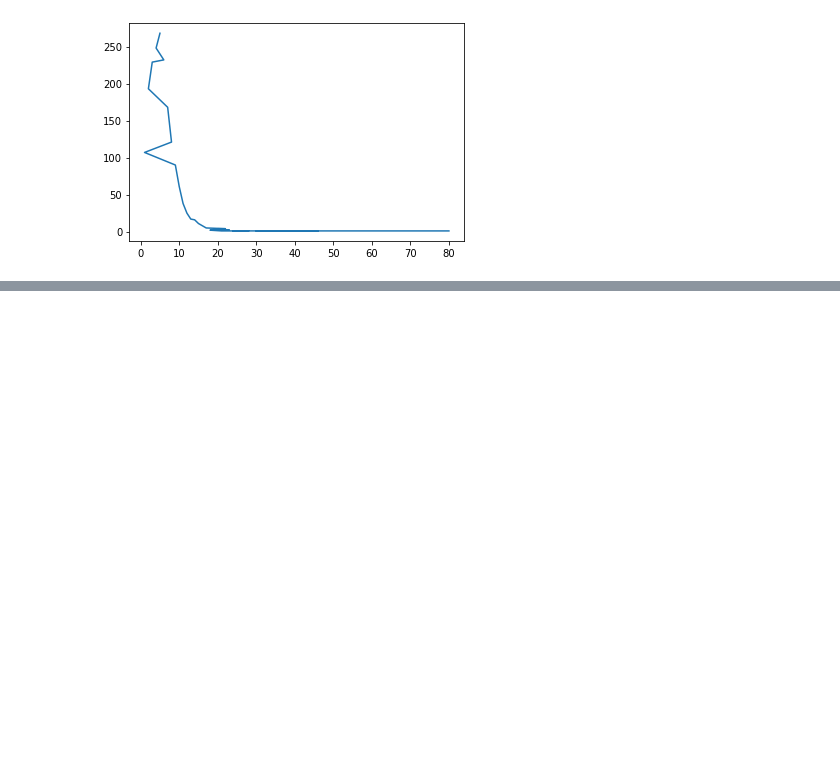
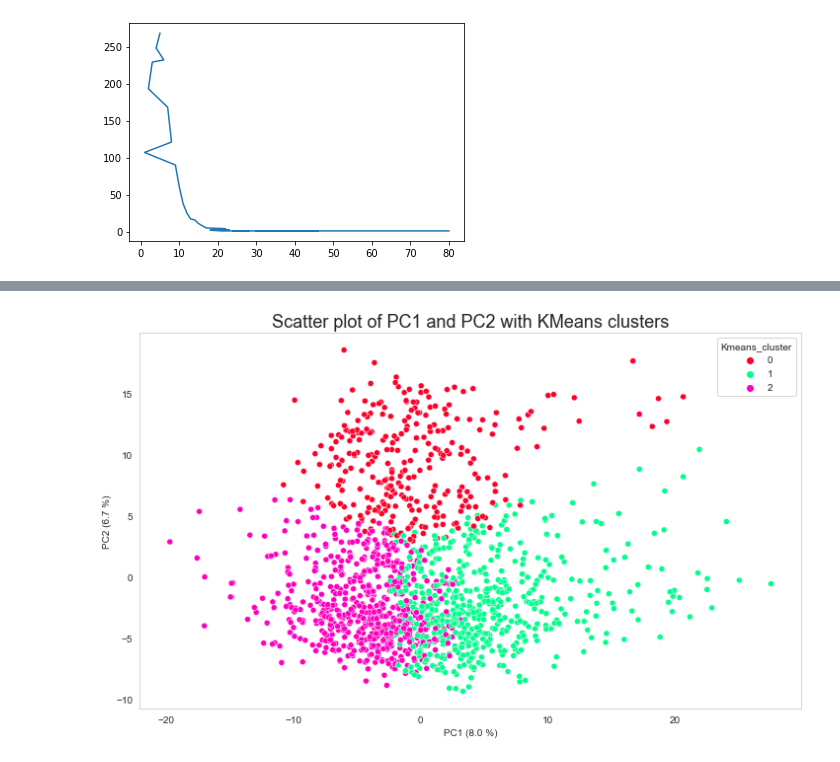
Before and after one commit to Cpizzle1/capstone2, a Jupyter notebook: notebooks/Untitled.ipynb, the cells around one changed output, grey strips where cells are left out. Saved outputs shown, nothing was run; the diff lists cells and outputs as text; code cells hidden in the pictures; blank space fills up the shorter version.

```diff
--- a/notebooks/Untitled.ipynb
+++ b/notebooks/Untitled.ipynb
@@ -302,0 +341,3 @@ ax.plot(df.mutation_count.value_counts())
+# %%
+kmeansmodel = KMeans(n_clusters=3, init= 'k-means++', max_iter= 1000)
+kmeansmodel.fit_transform(X_train2)
@@ -302,0 +365,11 @@ ax.plot(df.mutation_count.value_counts())
+# %%
+n_components=50
+pca = PCA(n_components=n_components)
+X_pca = pca.fit_transform(X_train2)
+# %%
+X_pcadf = pd.DataFrame(X_pca)
+X_pcadf.columns =['PC'+str(i) for i in range(1,n_components+1)]
+
+# Xpcadf['Patient Category'] = patients
+print(f"Percent of explained variance with {n_components} Components : ", round(pca.explained_variance_ratio_.sum()*100,2))
+X_pcadf.head()
@@ -302,0 +385,16 @@ ax.plot(df.mutation_count.value_counts())
+# %%
+X_pcadf['Kmeans_cluster'] = kmeansmodel.labels_
+# %%
+plt.figure(figsize=(12,7))
+sns.set_style("whitegrid")
+ax = sns.scatterplot(X_pcadf['PC1'],X_pcadf['PC2'],hue=X_pcadf['Kmeans_cluster'],palette="gist_rainbow")
+
+plt.xlabel(f'PC1 ({round(pca.explained_variance_ratio_[0] * 100,1)} %)')
+plt.ylabel(f'PC2 ({round(pca.explained_variance_ratio_[1] * 100,1)} %)')
+plt.title('Scatter plot of PC1 and PC2 with KMeans clusters',fontsize = 18 )
+plt.grid()
+plt.savefig("K-Means_cluster_n3.png")
+
+plt.show()
+# %% [output]
+[figure, added]
```
Also changed, not shown: parts of 13 cells of this notebook, 4 other files.
